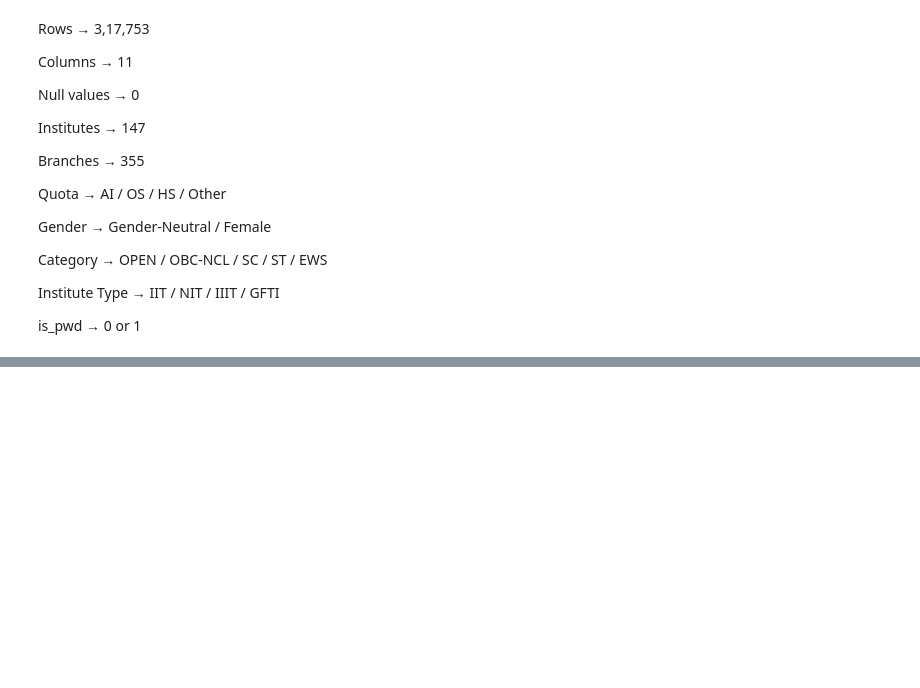
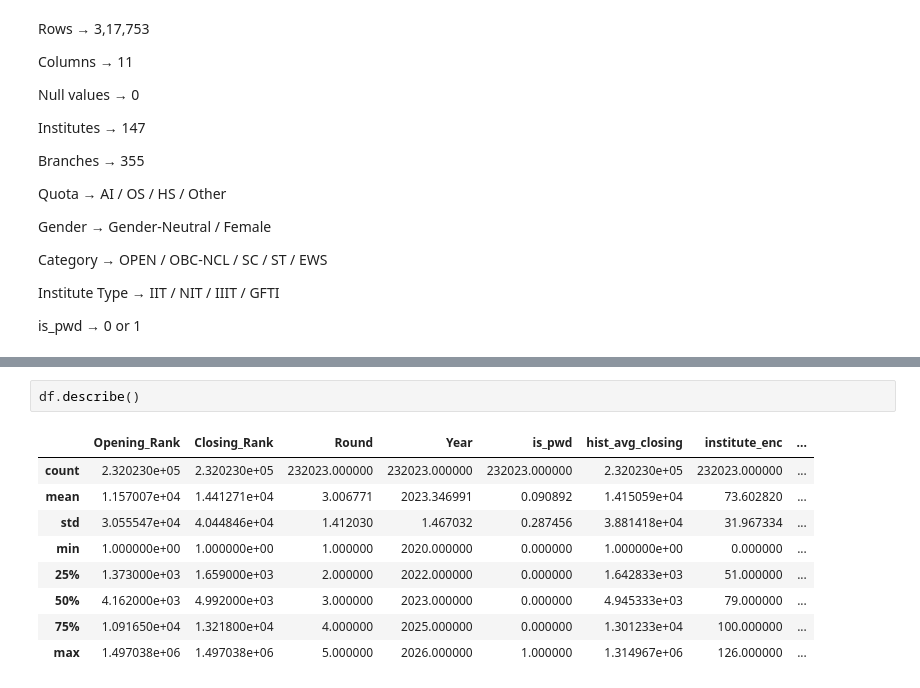
Before and after one commit to ShreshthaPandey/JOSAA-collage-predictor, a Jupyter notebook: clg_predictor.ipynb, the cells around one changed output, grey strips where cells are left out. Cells and saved outputs as stored; diff of their text form; blank space fills up the shorter version.

```diff
--- a/clg_predictor.ipynb
+++ b/clg_predictor.ipynb
@@ -1351,0 +1648,12 @@ is_pwd        →  0 or 1
+# %%
+df.describe()
+# %% [output]
+|  | Opening_Rank | Closing_Rank | Round | Year | is_pwd | hist_avg_closing | institute_enc | ... |
+| count | 2.320230e+05 | 2.320230e+05 | 232023.000000 | 232023.000000 | 232023.000000 | 2.320230e+05 | 232023.000000 | ... |
+| mean | 1.157007e+04 | 1.441271e+04 | 3.006771 | 2023.346991 | 0.090892 | 1.415059e+04 | 73.602820 | ... |
+| std | 3.055547e+04 | 4.044846e+04 | 1.412030 | 1.467032 | 0.287456 | 3.881418e+04 | 31.967334 | ... |
+| min | 1.000000e+00 | 1.000000e+00 | 1.000000 | 2020.000000 | 0.000000 | 1.000000e+00 | 0.000000 | ... |
+| 25% | 1.373000e+03 | 1.659000e+03 | 2.000000 | 2022.000000 | 0.000000 | 1.642833e+03 | 51.000000 | ... |
+| 50% | 4.162000e+03 | 4.992000e+03 | 3.000000 | 2023.000000 | 0.000000 | 4.945333e+03 | 79.000000 | ... |
+| 75% | 1.091650e+04 | 1.321800e+04 | 4.000000 | 2025.000000 | 0.000000 | 1.301233e+04 | 100.000000 | ... |
+| max | 1.497038e+06 | 1.497038e+06 | 5.000000 | 2026.000000 | 1.000000 | 1.314967e+06 | 126.000000 | ... |
```
Also changed, not shown: parts of 24 cells of this notebook.
